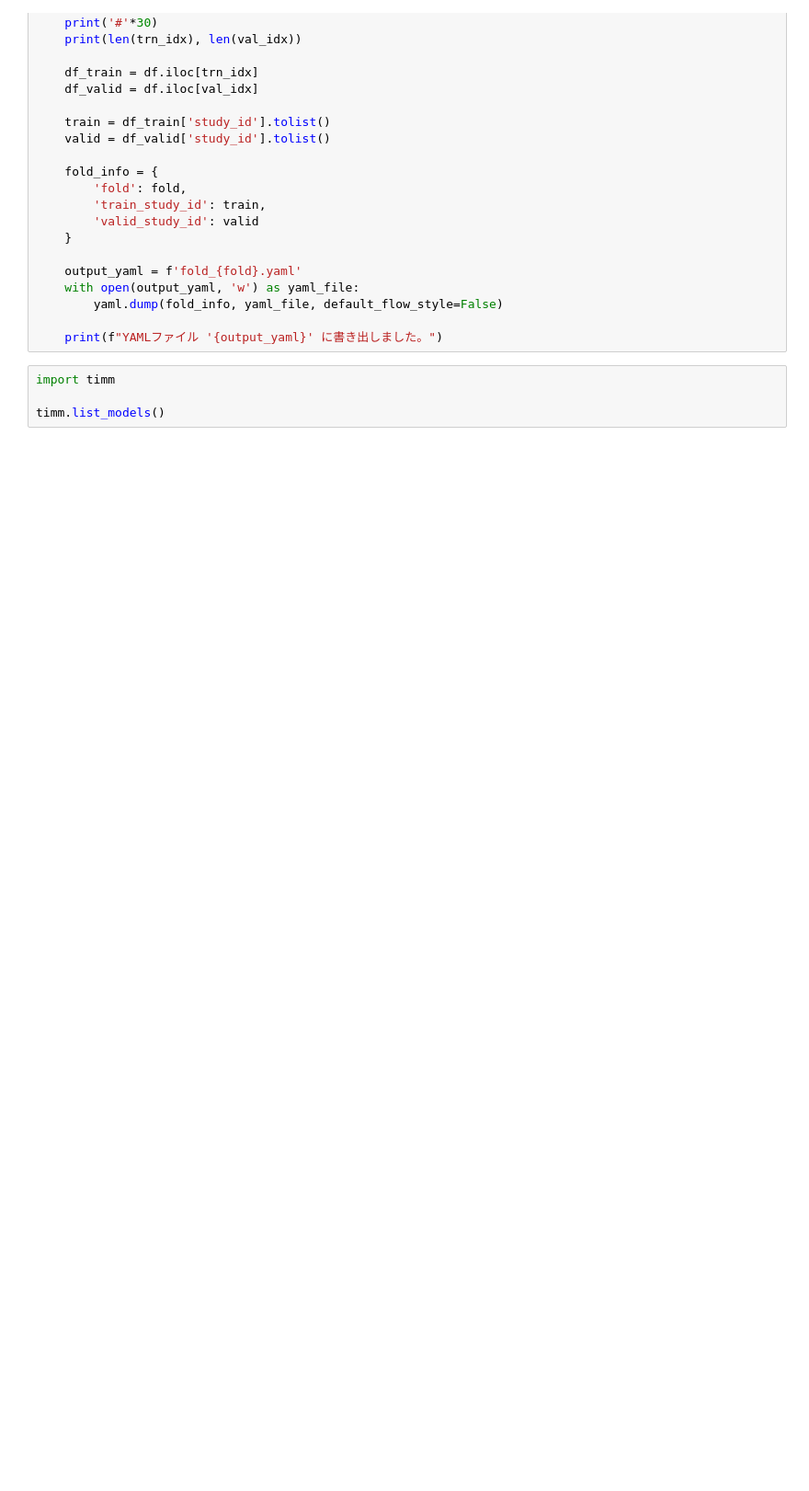
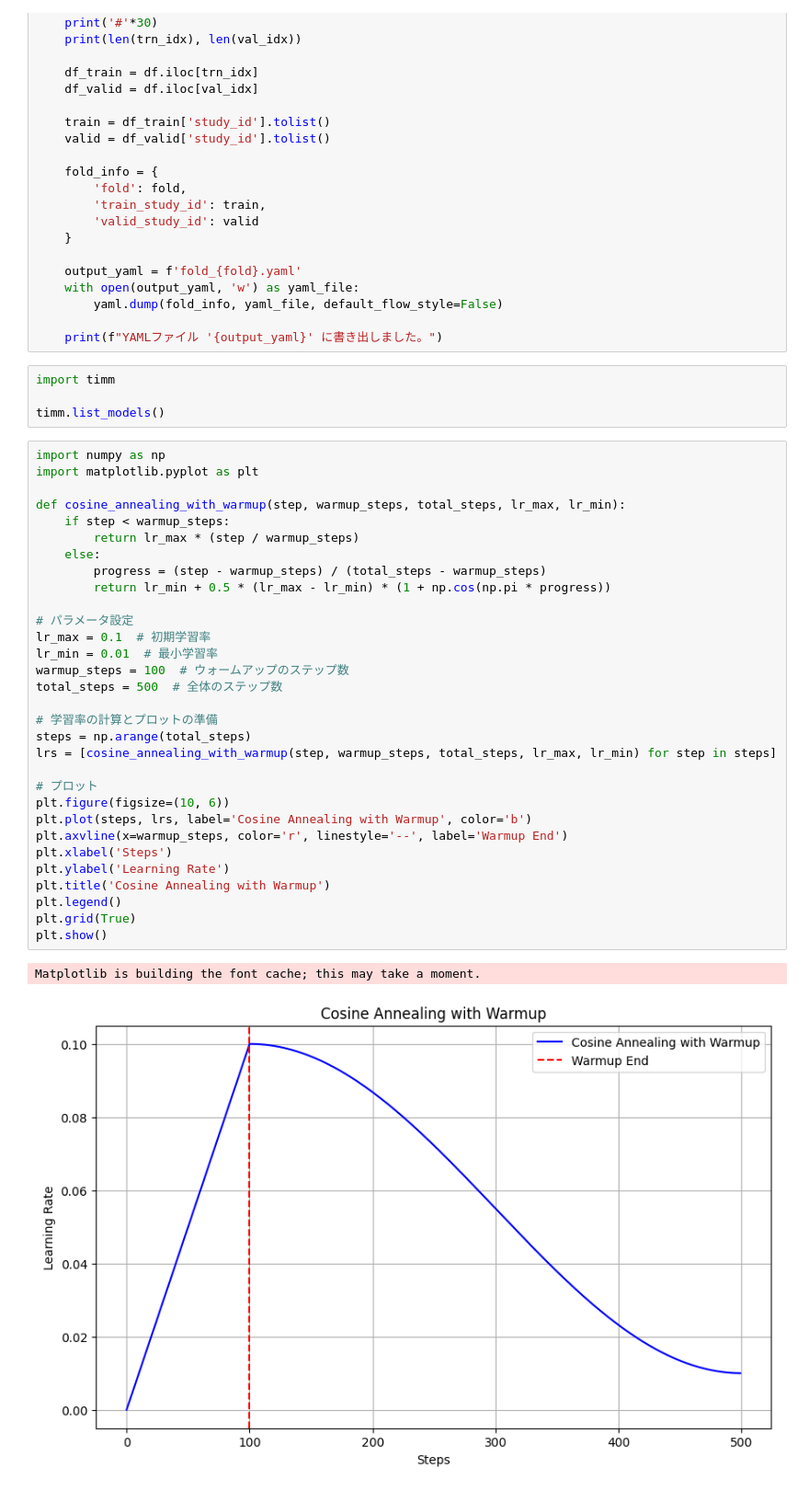
Before and after one commit to xmr-is/rsna2024, a Jupyter notebook: kaggle/src/notebok/generate_split.ipynb, the cells around one changed output. Shown at 92% size. Drawn from its saved outputs; the diff is of its cells as text; blank space fills up the shorter version.

```diff
--- a/kaggle/src/notebok/generate_split.ipynb
+++ b/kaggle/src/notebok/generate_split.ipynb
@@ -47,3 +47,37 @@ for fold, (trn_idx, val_idx) in enumerate(kf.split(df)):
 import timm
 
 timm.list_models()
+# %%
+import numpy as np
+import matplotlib.pyplot as plt
+
+def cosine_annealing_with_warmup(step, warmup_steps, total_steps, lr_max, lr_min):
+    if step < warmup_steps:
+        return lr_max * (step / warmup_steps)
+    else:
+        progress = (step - warmup_steps) / (total_steps - warmup_steps)
+        return lr_min + 0.5 * (lr_max - lr_min) * (1 + np.cos(np.pi * progress))
+
+# パラメータ設定
+lr_max = 0.1  # 初期学習率
+lr_min = 0.01  # 最小学習率
+warmup_steps = 100  # ウォームアップのステップ数
+total_steps = 500  # 全体のステップ数
+
+# 学習率の計算とプロットの準備
+steps = np.arange(total_steps)
+lrs = [cosine_annealing_with_warmup(step, warmup_steps, total_steps, lr_max, lr_min) for step in steps]
+
+# プロット
+plt.figure(figsize=(10, 6))
+plt.plot(steps, lrs, label='Cosine Annealing with Warmup', color='b')
+plt.axvline(x=warmup_steps, color='r', linestyle='--', label='Warmup End')
+plt.xlabel('Steps')
+plt.ylabel('Learning Rate')
+plt.title('Cosine Annealing with Warmup')
+plt.legend()
+plt.grid(True)
+plt.show()
+# %% [output]
+Matplotlib is building the font cache; this may take a moment.
+[figure, added]
```
Also changed, not shown: 2 other files.
